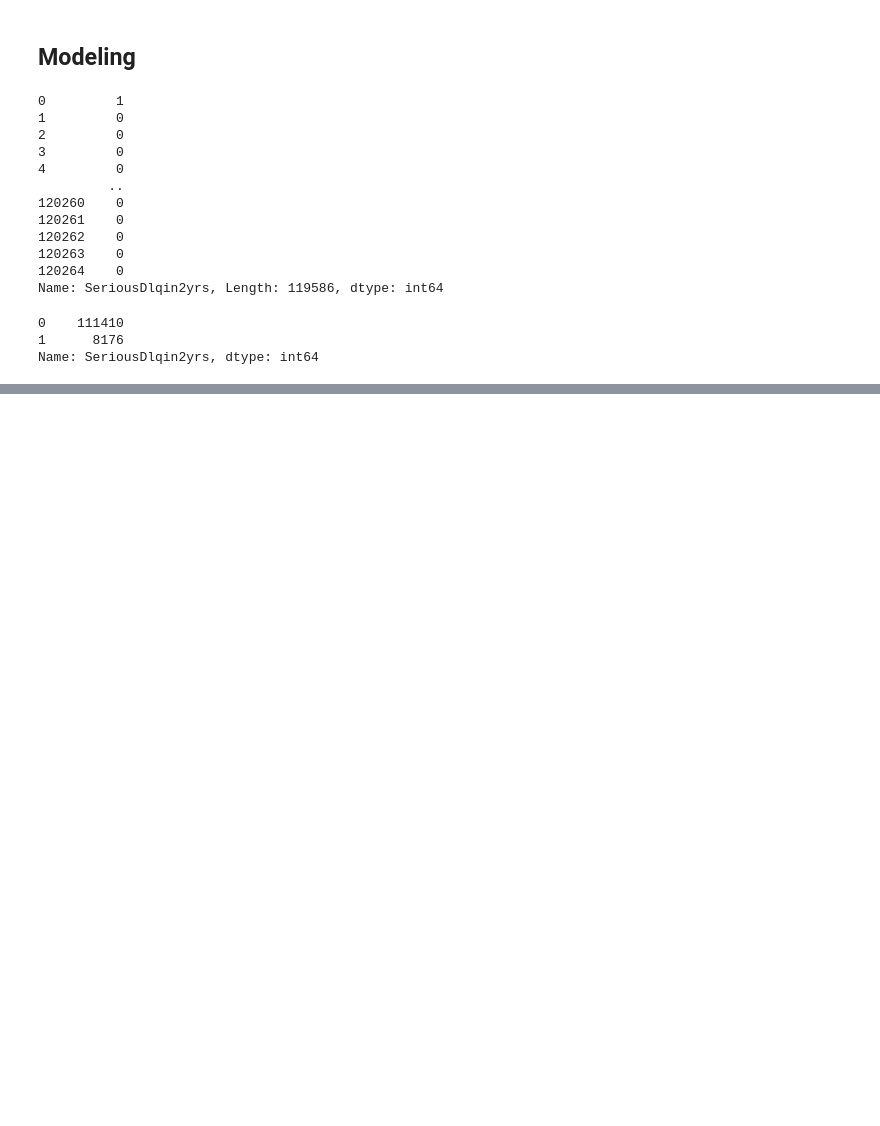
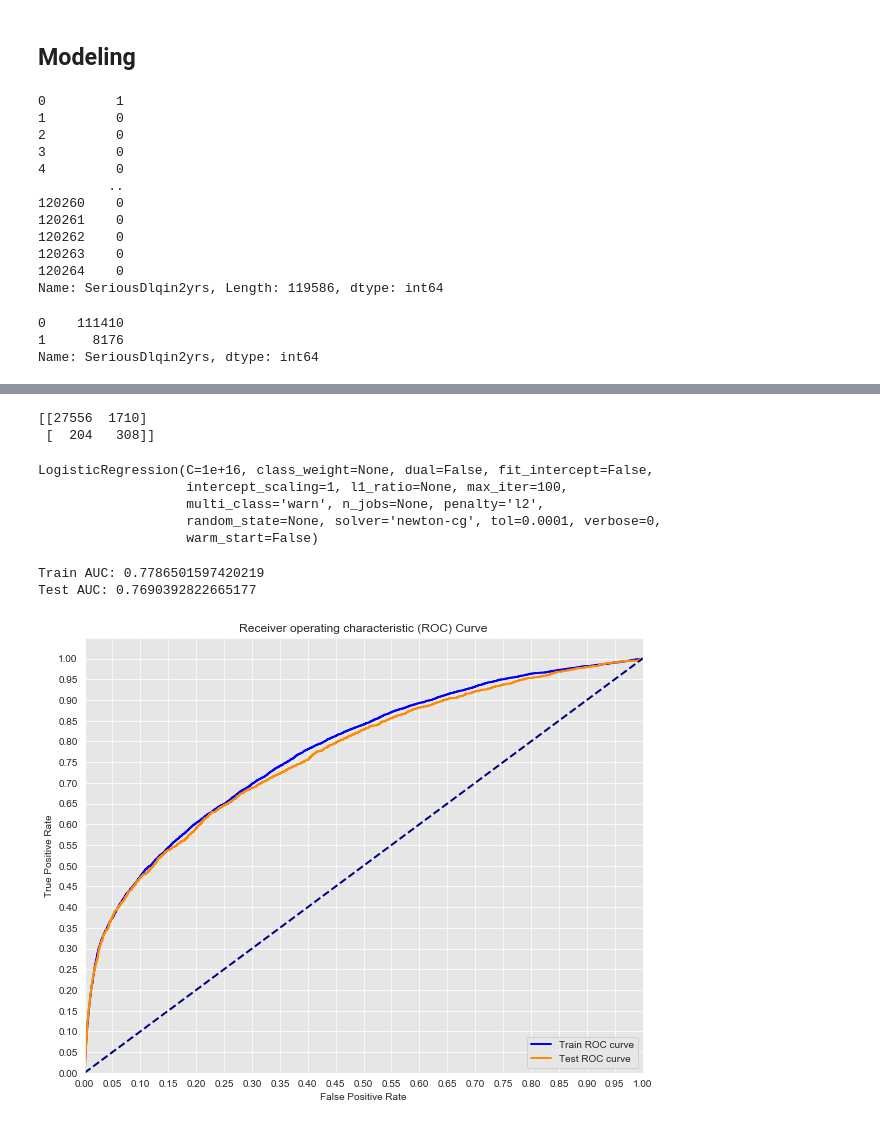
Before and after one commit to WickedoneC/Credit_Project, a Jupyter notebook: Modeling.ipynb, the cells around one changed output, grey strips where cells are left out. Cells and saved outputs as stored; diff of their text form; code cells hidden in the pictures; blank space fills up the shorter version.

Commit message:
initial log modeling

```diff
--- a/Modeling.ipynb
+++ b/Modeling.ipynb
@@ -327,0 +519,56 @@ logreg.fit(X_train, y_train)
+# %%
+from sklearn.metrics import confusion_matrix
+
+test_predictions = (y_hat_test >= 0.5).astype('int')
+
+cnf_matrix = confusion_matrix(test_predictions, y_test)
+
+print(cnf_matrix)
+# %% [output]
+[[27556  1710]
+ [  204   308]]
+# %%
+##this cell needs to be adjusted to match the parameters that performed the best, and all cells going forward
+
+from sklearn.linear_model import LogisticRegression
+
+logreg = LogisticRegression(fit_intercept=False, C=1e16, solver='newton-cg', )
+logreg.fit(X_train, y_train)
+# %% [output]
+LogisticRegression(C=1e+16, class_weight=None, dual=False, fit_intercept=False,
+                   intercept_scaling=1, l1_ratio=None, max_iter=100,
+                   multi_class='warn', n_jobs=None, penalty='l2',
+                   random_state=None, solver='newton-cg', tol=0.0001, verbose=0,
+                   warm_start=False)
+# %%
+y_train_score = logreg.decision_function(X_train)
+y_test_score = logreg.decision_function(X_test)
+
+train_fpr, train_tpr, train_thresholds = roc_curve(y_train, y_train_score)
+test_fpr, test_tpr, test_thresholds = roc_curve(y_test, y_test_score)
+
+print('Train AUC: {}'.format(auc(train_fpr, train_tpr)))
+print('Test AUC: {}'.format(auc(test_fpr, test_tpr)))
+
+plt.figure(figsize=(10, 8))
+lw = 2
+
+plt.plot(train_fpr, train_tpr, color='blue',
+         lw=lw, label='Train ROC curve')
+plt.plot(test_fpr, test_tpr, color='darkorange',
+         lw=lw, label='Test ROC curve')
+
+plt.plot([0, 1], [0, 1], color='navy', lw=lw, linestyle='--')
+plt.xlim([0.0, 1.0])
+plt.ylim([0.0, 1.05])
+plt.yticks([i/20.0 for i in range(21)])
+plt.xticks([i/20.0 for i in range(21)])
+plt.xlabel('False Positive Rate')
+plt.ylabel('True Positive Rate')
+plt.title('Receiver operating characteristic (ROC) Curve')
+plt.legend(loc='lower right')
+plt.show()
+# %% [output]
+Train AUC: 0.7786501597420219
+Test AUC: 0.7690392822665177
+[figure, added]
```
Also changed, not shown: parts of 23 cells of this notebook.
